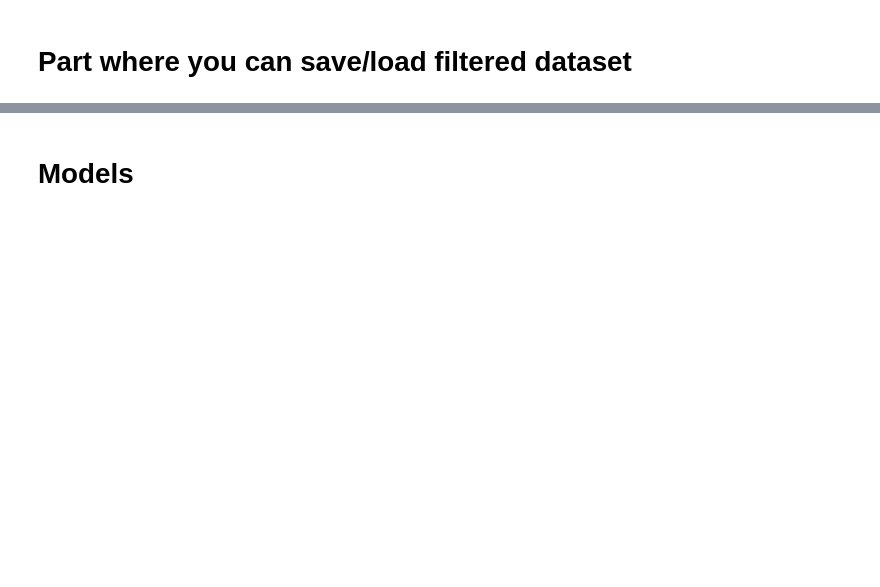
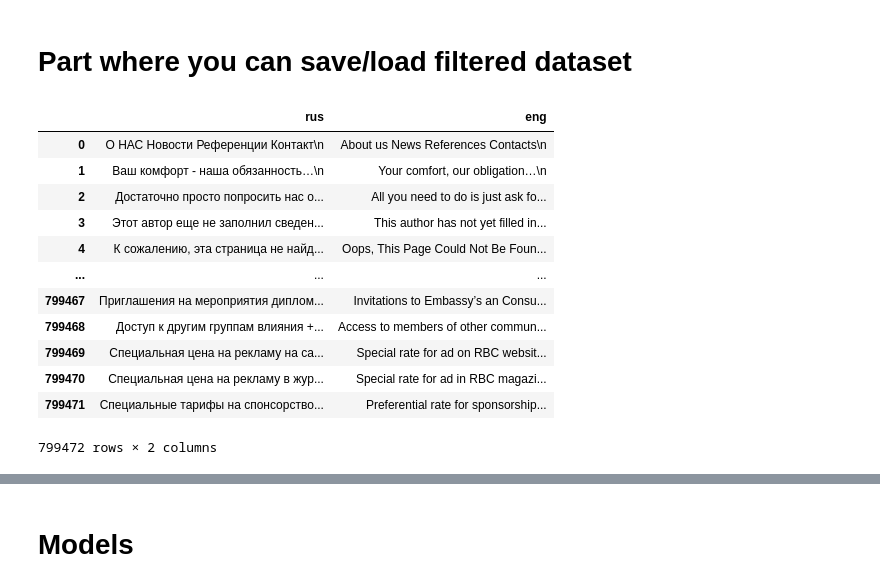
Before and after one commit to kprokofi/cv_text_classification, a Jupyter notebook: translation_transformer.ipynb, the cells around one changed output, grey strips where cells are left out. Cells and saved outputs as stored; diff of their text form; code cells hidden in the pictures; blank space fills up the shorter version.

```diff
--- a/translation_transformer.ipynb
+++ b/translation_transformer.ipynb
@@ -385,6 +435,22 @@ else:
     # Load filtered data
     df = pd.read_csv(file_path, index_col=False)
     lines_eng, lines_rus = list(df['eng']), list(df['rus'])
+# %%
+df
+# %% [output]
+|  | rus | eng |
+| 0 | O НАС Новости Референции Контакт\n | About us News References Contacts\n |
+| 1 | Ваш комфорт - наша обязанность…\n | Your comfort, our obligation…\n |
+| 2 | Достаточно просто попросить нас о... | All you need to do is just ask fo... |
+| 3 | Этот автор еще не заполнил сведен... | This author has not yet filled in... |
+| 4 | К сожалению, эта страница не найд... | Oops, This Page Could Not Be Foun... |
+| ... | ... | ... |
+| 799467 | Приглашения на мероприятия диплом... | Invitations to Embassy’s an Consu... |
+| 799468 | Доступ к другим группам влияния +... | Access to members of other commun... |
+| 799469 | Специальная цена на рекламу на са... | Special rate for ad on RBC websit... |
+| 799470 | Специальная цена на рекламу в жур... | Special rate for ad in RBC magazi... |
+| 799471 | Специальные тарифы на спонсорство... | Preferential rate for sponsorship... |
+799472 rows × 2 columns
 # %%
 # Just to check everything is loaded ok
 lines_eng[:5], lines_rus[:5]
```
Also changed, not shown: parts of 41 cells of this notebook.
